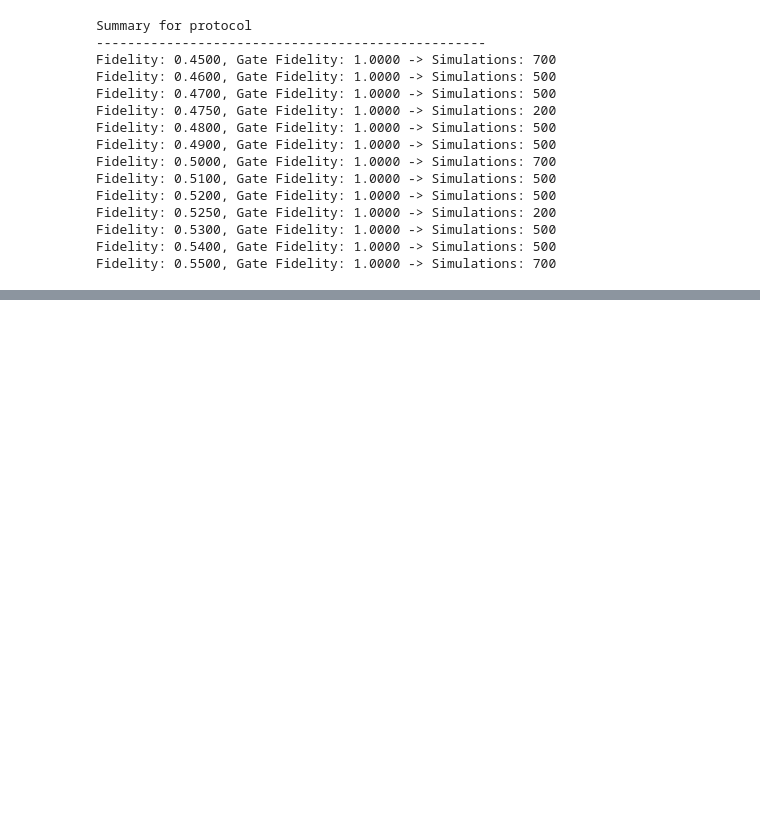
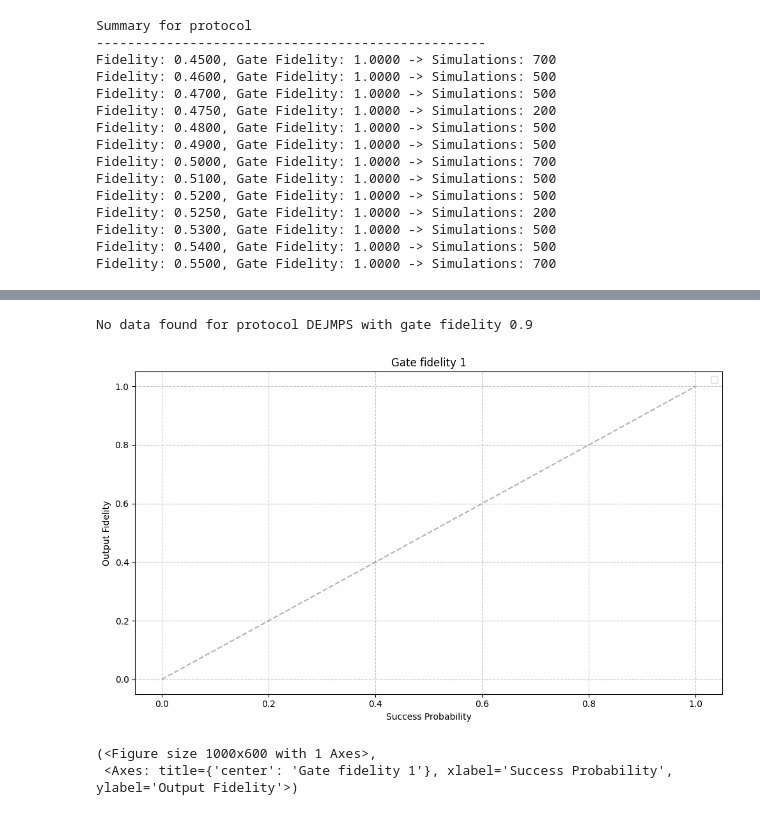
Before and after one commit to goncalo-meneses/qcc-project, a Jupyter notebook: plotting_analysis/deltas.ipynb, the cells around one changed output, grey strips where cells are left out. Drawn from its saved outputs; the diff is of its cells as text; code cells hidden in the pictures; blank space fills up the shorter version.

```diff
--- a/plotting_analysis/deltas.ipynb
+++ b/plotting_analysis/deltas.ipynb
@@ -118,2 +123,11 @@ plot_fidelity_vs_success(results_list, gate_fidelity=1.0, title="Gate fidelity 1
 (<Figure size 1000x600 with 1 Axes>,
  <Axes: title={'center': 'Gate fidelity 1'}, xlabel='Success Probability', ylabel='Output Fidelity'>)
+# %%
+results_list = [('DEJMPS', dejmps),]
+
+plot_fidelity_vs_success(results_list, gate_fidelity=0.9, title="Gate fidelity 1", show_theory=False)
+# %% [output]
+No data found for protocol DEJMPS with gate fidelity 0.9
+[figure, added]
+(<Figure size 1000x600 with 1 Axes>,
+ <Axes: title={'center': 'Gate fidelity 1'}, xlabel='Success Probability', ylabel='Output Fidelity'>)
```
Also changed, not shown: parts of 2 cells of this notebook, 3 other files.
